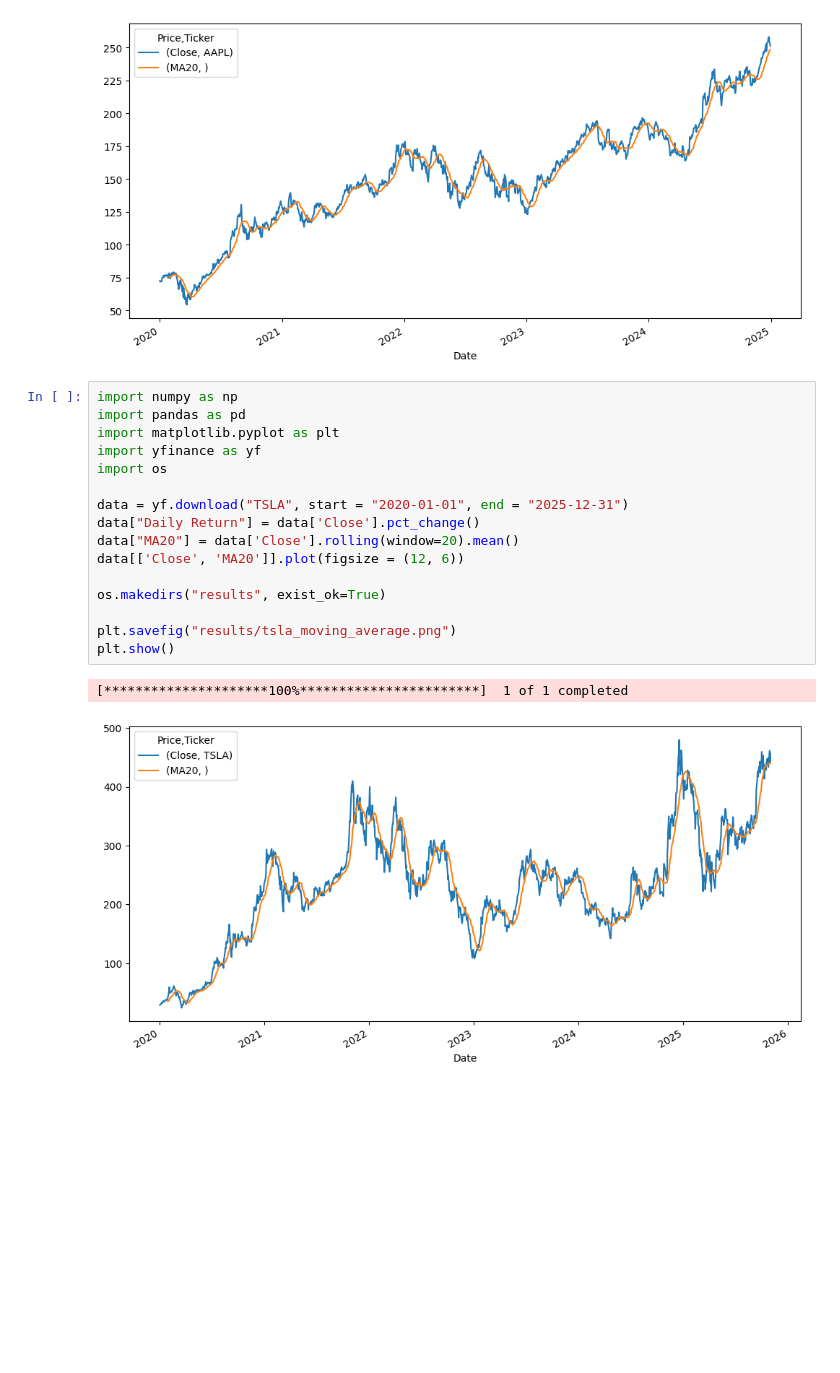
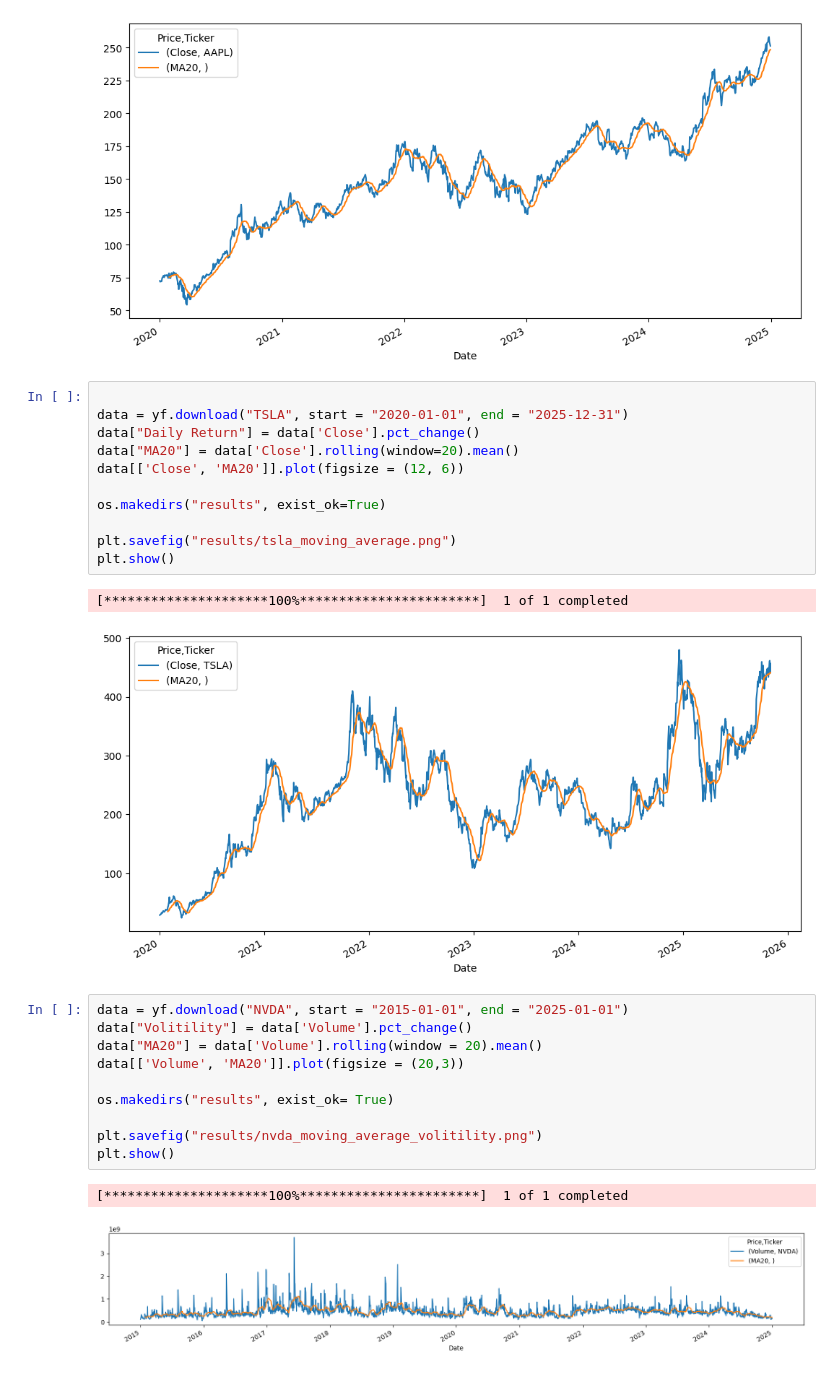
Before and after one commit to Taewan0508/quant-stock-analysis, a Jupyter notebook: Stock_Price_Analysis.ipynb, the cells around one changed output. Saved outputs shown, nothing was run; the diff lists cells and outputs as text; blank space fills up the shorter version.

```diff
--- a/Stock_Price_Analysis.ipynb
+++ b/Stock_Price_Analysis.ipynb
@@ -29,11 +29,6 @@ plt.savefig("results/aapl_moving_average.png")
 [*********************100%***********************]  1 of 1 completed
 [figure]
 # %%
-import numpy as np
-import pandas as pd
-import matplotlib.pyplot as plt
-import yfinance as yf
-import os
 
 data = yf.download("TSLA", start = "2020-01-01", end = "2025-12-31")
 data["Daily Return"] = data['Close'].pct_change()
@@ -47,3 +42,16 @@ plt.show()
 # %% [output]
 [*********************100%***********************]  1 of 1 completed
 [figure]
+# %%
+data = yf.download("NVDA", start = "2015-01-01", end = "2025-01-01")
+data["Volitility"] = data['Volume'].pct_change()
+data["MA20"] = data['Volume'].rolling(window = 20).mean()
+data[['Volume', 'MA20']].plot(figsize = (20,3))
+
+os.makedirs("results", exist_ok= True)
+
+plt.savefig("results/nvda_moving_average_volitility.png")
+plt.show()
+# %% [output]
+[*********************100%***********************]  1 of 1 completed
+[figure, added]
```
